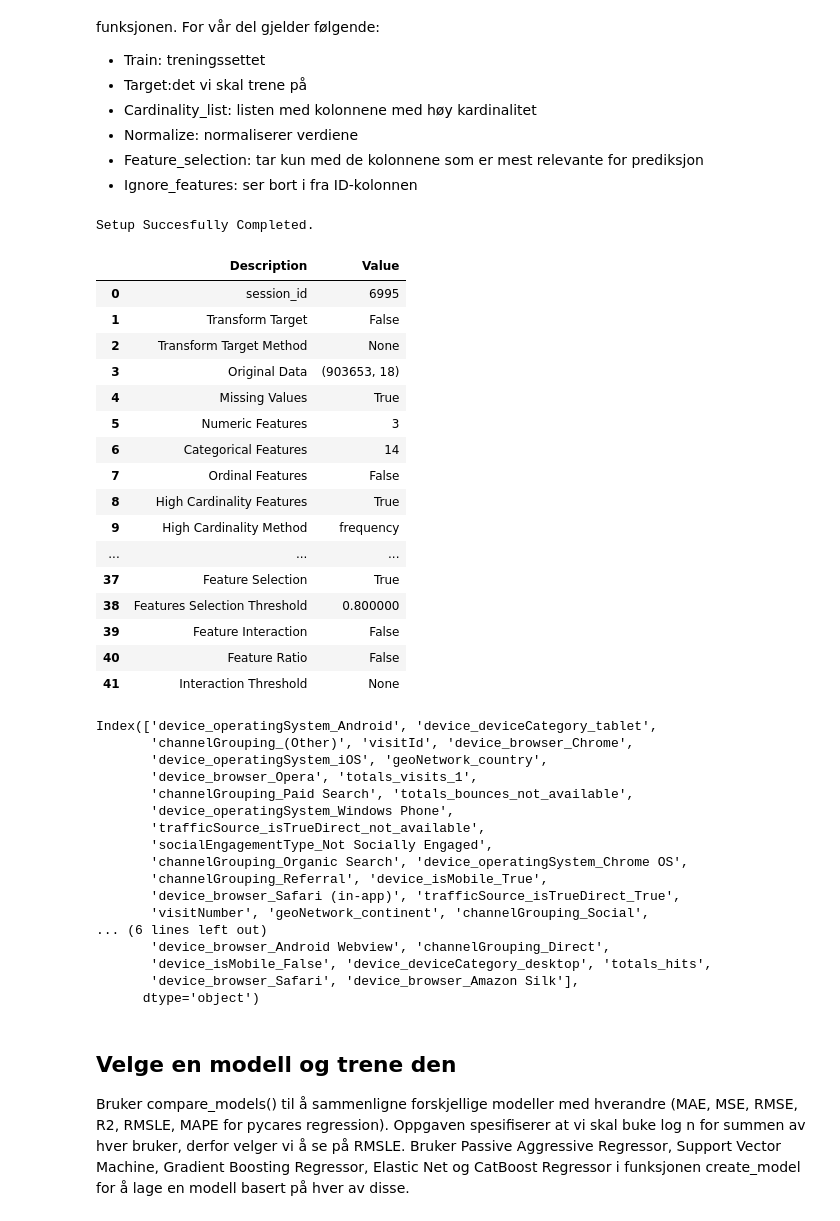
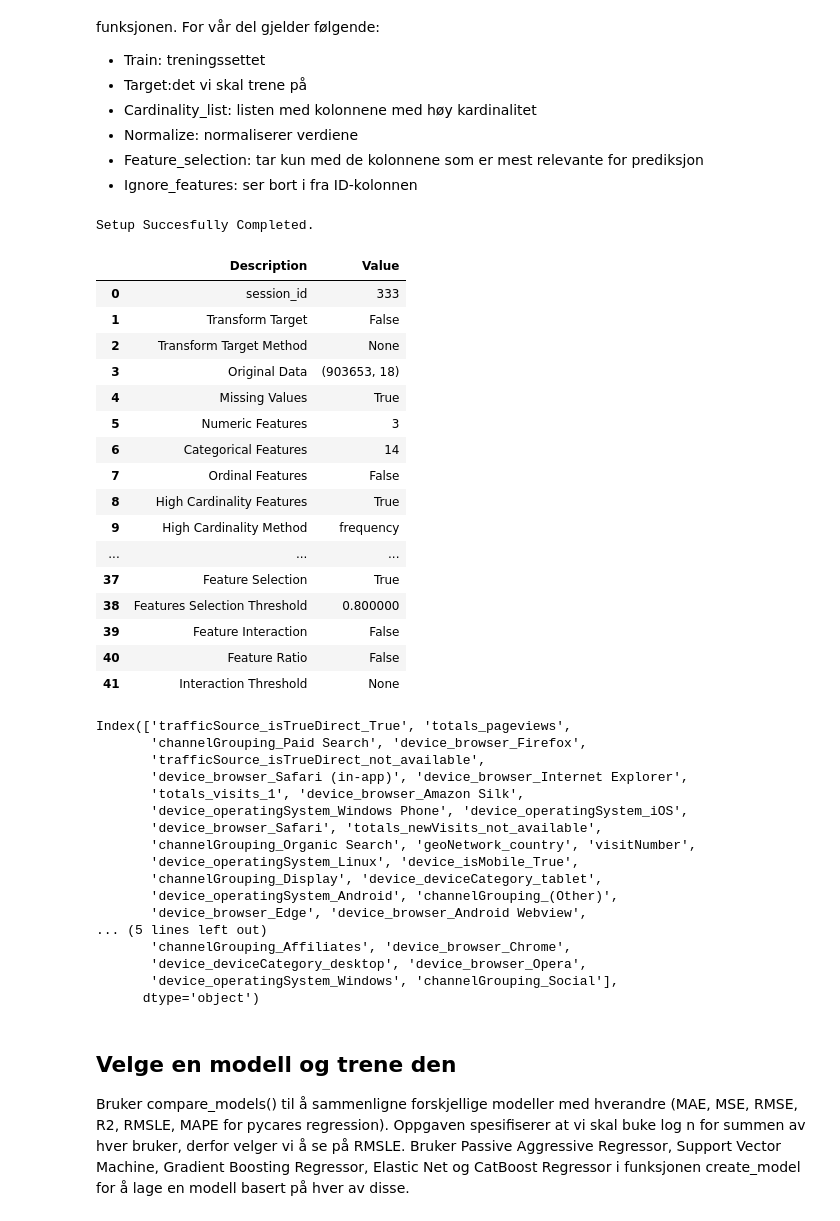
Before and after one commit to h577870/DAT158_ML2, a Jupyter notebook: Customer-revenue-prediction.ipynb, the cells around one changed output. Drawn from its saved outputs; the diff is of its cells as text; code cells hidden in the pictures.

```diff
--- a/Customer-revenue-prediction.ipynb
+++ b/Customer-revenue-prediction.ipynb
@@ -229,17 +229,18 @@ Setup() i pycaret er en omfattende, der man kan bruke mange forskjellige funksjo
 # %%
 #Initialiser pycaret
 exp_reg = setup(
     train,
     target = 'totals_transactionRevenue',
     high_cardinality_features = high_cardinality_list,
     normalize = True,
     feature_selection = True,
-    ignore_features = ['fullVisitorId']
+    ignore_features = ['fullVisitorId', 'visitId'],
+    silent=True
 )
 # %% [output]
 Setup Succesfully Completed.
 |  | Description | Value |
-| 0 | session_id | 6995 |
+| 0 | session_id | 333 |
 | 1 | Transform Target | False |
 | 2 | Transform Target Method | None |
 | 3 | Original Data | (903653, 18) |
@@ -258,22 +259,22 @@ Setup Succesfully Completed.
 # %%
 exp_reg[0].columns
 # %% [output]
-Index(['device_operatingSystem_Android', 'device_deviceCategory_tablet',
-       'channelGrouping_(Other)', 'visitId', 'device_browser_Chrome',
-       'device_operatingSystem_iOS', 'geoNetwork_country',
-       'device_browser_Opera', 'totals_visits_1',
-       'channelGrouping_Paid Search', 'totals_bounces_not_available',
-       'device_operatingSystem_Windows Phone',
+Index(['trafficSource_isTrueDirect_True', 'totals_pageviews',
+       'channelGrouping_Paid Search', 'device_browser_Firefox',
        'trafficSource_isTrueDirect_not_available',
-       'socialEngagementType_Not Socially Engaged',
-       'channelGrouping_Organic Search', 'device_operatingSystem_Chrome OS',
-       'channelGrouping_Referral', 'device_isMobile_True',
-       'device_browser_Safari (in-app)', 'trafficSource_isTrueDirect_True',
-       'visitNumber', 'geoNetwork_continent', 'channelGrouping_Social',
-... (6 lines left out)
-       'device_browser_Android Webview', 'channelGrouping_Direct',
-       'device_isMobile_False', 'device_deviceCategory_desktop', 'totals_hits',
-       'device_browser_Safari', 'device_browser_Amazon Silk'],
+       'device_browser_Safari (in-app)', 'device_browser_Internet Explorer',
+       'totals_visits_1', 'device_browser_Amazon Silk',
+       'device_operatingSystem_Windows Phone', 'device_operatingSystem_iOS',
+       'device_browser_Safari', 'totals_newVisits_not_available',
+       'channelGrouping_Organic Search', 'geoNetwork_country', 'visitNumber',
+       'device_operatingSystem_Linux', 'device_isMobile_True',
+       'channelGrouping_Display', 'device_deviceCategory_tablet',
+       'device_operatingSystem_Android', 'channelGrouping_(Other)',
+       'device_browser_Edge', 'device_browser_Android Webview',
+... (5 lines left out)
+       'channelGrouping_Affiliates', 'device_browser_Chrome',
+       'device_deviceCategory_desktop', 'device_browser_Opera',
+       'device_operatingSystem_Windows', 'channelGrouping_Social'],
       dtype='object')
 # %% [markdown]
 ## Velge en modell og trene den
```
Also changed, not shown: parts of 23 cells of this notebook, 1 other file.
